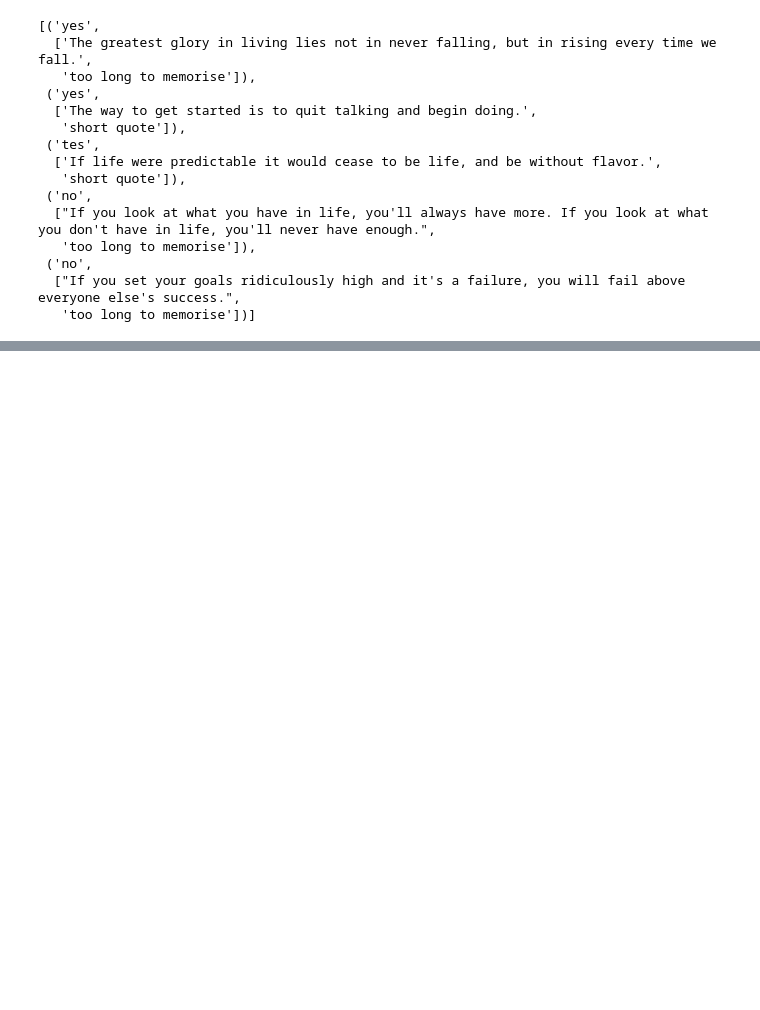
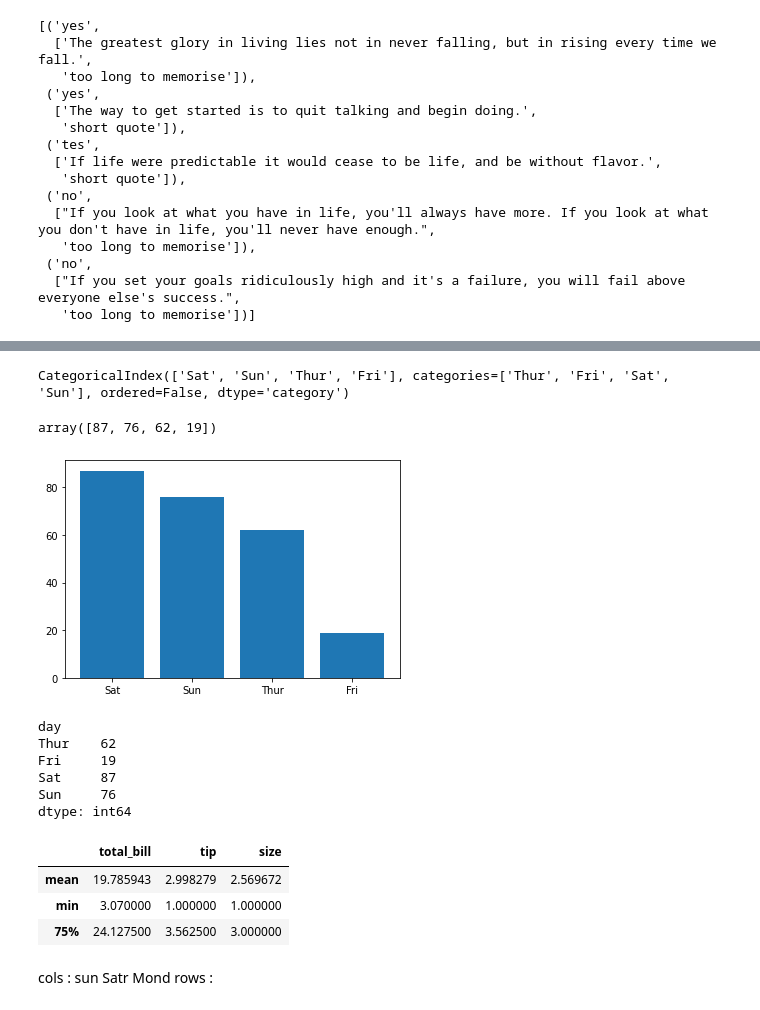
Before and after one commit to pallavrouth/AI-Bootcamp, a Jupyter notebook: Labs/Week2lab.ipynb, the cells around one changed output, grey strips where cells are left out. Cells and saved outputs as stored; diff of their text form; code cells hidden in the pictures; blank space fills up the shorter version.

```diff
--- a/Labs/Week2lab.ipynb
+++ b/Labs/Week2lab.ipynb
@@ -307,0 +401,2 @@ all_output_with_input
+# %%
+tips = sbn.load_dataset("tips")
@@ -307,0 +419,33 @@ all_output_with_input
+# %%
+counts_data = tips['day'].value_counts()
+# %%
+day_of_week = counts_data.index
+day_of_week
+# %% [output]
+CategoricalIndex(['Sat', 'Sun', 'Thur', 'Fri'], categories=['Thur', 'Fri', 'Sat', 'Sun'], ordered=False, dtype='category')
+# %%
+counts_by_day = counts_data.values
+counts_by_day
+# %% [output]
+array([87, 76, 62, 19])
+# %%
+plt.bar(x = day_of_week, height = counts_by_day)
+plt.show()
+# %% [output]
+[figure, added]
+# %%
+tips.groupby('day').size()
+# %% [output]
+day
+Thur    62
+Fri     19
+Sat     87
+Sun     76
+dtype: int64
+# %%
+tips.describe().loc[['mean','min','75%'],:]
+# %% [output]
+|  | total_bill | tip | size |
+| mean | 19.785943 | 2.998279 | 2.569672 |
+| min | 3.070000 | 1.000000 | 1.000000 |
+| 75% | 24.127500 | 3.562500 | 3.000000 |
@@ -307,0 +457,3 @@ all_output_with_input
+# %% [markdown]
+cols : sun Satr Mond
+rows :
```
Also changed, not shown: parts of 26 cells of this notebook.
